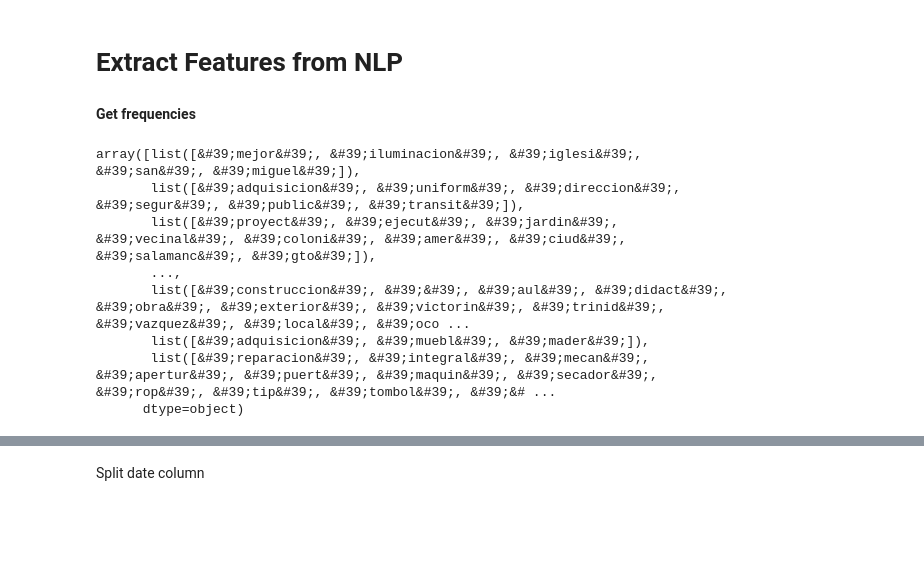
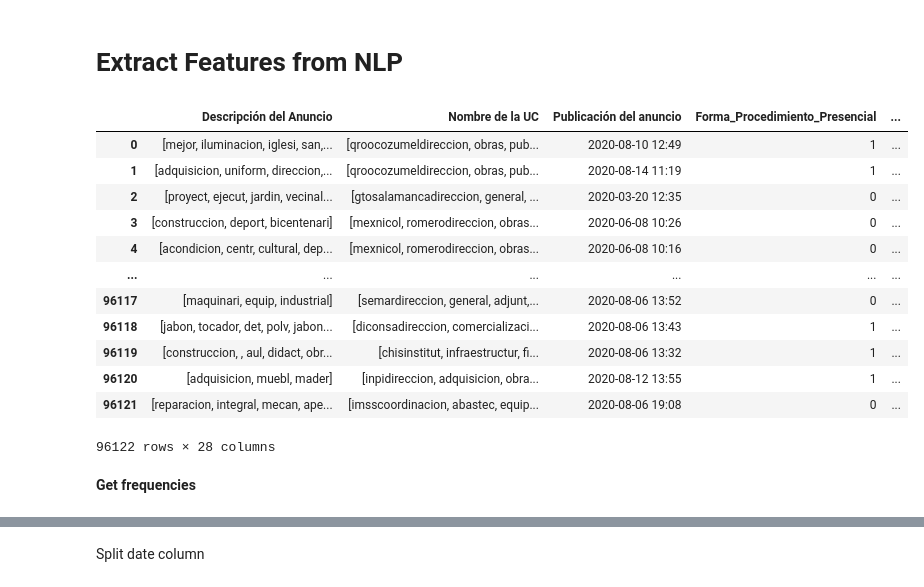
Before and after one commit to ML-Group-Col/Exped_Visualizations, a Jupyter notebook: assignment4_2.ipynb, the cells around one changed output, grey strips where cells are left out. Drawn from its saved outputs; the diff is of its cells as text; code cells hidden in the pictures; blank space fills up the shorter version.

```diff
--- a/assignment4_2.ipynb
+++ b/assignment4_2.ipynb
@@ -6,8 +6,23 @@ import numpy as np
 # %%
 import pickle
 
 with open('df1.data','rb') as data:
     df = pickle.load(data)
+df
+# %% [output]
+|  | Descripción del Anuncio | Nombre de la UC | Publicación del anuncio | Forma_Procedimiento_Presencial | ... |
+| 0 | [mejor, iluminacion, iglesi, san,... | [qroocozumeldireccion, obras, pub... | 2020-08-10 12:49 | 1 | ... |
+| 1 | [adquisicion, uniform, direccion,... | [qroocozumeldireccion, obras, pub... | 2020-08-14 11:19 | 1 | ... |
+| 2 | [proyect, ejecut, jardin, vecinal... | [gtosalamancadireccion, general, ... | 2020-03-20 12:35 | 0 | ... |
+| 3 | [construccion, deport, bicentenari] | [mexnicol, romerodireccion, obras... | 2020-06-08 10:26 | 0 | ... |
+| 4 | [acondicion, centr, cultural, dep... | [mexnicol, romerodireccion, obras... | 2020-06-08 10:16 | 0 | ... |
+| ... | ... | ... | ... | ... | ... |
+| 96117 | [maquinari, equip, industrial] | [semardireccion, general, adjunt,... | 2020-08-06 13:52 | 0 | ... |
+| 96118 | [jabon, tocador, det, polv, jabon... | [diconsadireccion, comercializaci... | 2020-08-06 13:43 | 1 | ... |
+| 96119 | [construccion, , aul, didact, obr... | [chisinstitut, infraestructur, fi... | 2020-08-06 13:32 | 1 | ... |
+| 96120 | [adquisicion, muebl, mader] | [inpidireccion, adquisicion, obra... | 2020-08-12 13:55 | 1 | ... |
+| 96121 | [reparacion, integral, mecan, ape... | [imsscoordinacion, abastec, equip... | 2020-08-06 19:08 | 0 | ... |
+96122 rows × 28 columns
 # %% [markdown]
 **Get frequencies**
 # %%
@@ -30,16 +47,5 @@ def get_frequencies(bag_words):
 
     return freq_dict
-# %%
-df['Descripción del Anuncio'].values
-# %% [output]
-array([list([&#39;mejor&#39;, &#39;iluminacion&#39;, &#39;iglesi&#39;, &#39;san&#39;, &#39;miguel&#39;]),
-       list([&#39;adquisicion&#39;, &#39;uniform&#39;, &#39;direccion&#39;, &#39;segur&#39;, &#39;public&#39;, &#39;transit&#39;]),
-       list([&#39;proyect&#39;, &#39;ejecut&#39;, &#39;jardin&#39;, &#39;vecinal&#39;, &#39;coloni&#39;, &#39;amer&#39;, &#39;ciud&#39;, &#39;salamanc&#39;, &#39;gto&#39;]),
-       ...,
-       list([&#39;construccion&#39;, &#39;&#39;, &#39;aul&#39;, &#39;didact&#39;, &#39;obra&#39;, &#39;exterior&#39;, &#39;victorin&#39;, &#39;trinid&#39;, &#39;vazquez&#39;, &#39;local&#39;, &#39;oco ...
-       list([&#39;adquisicion&#39;, &#39;muebl&#39;, &#39;mader&#39;]),
-       list([&#39;reparacion&#39;, &#39;integral&#39;, &#39;mecan&#39;, &#39;apertur&#39;, &#39;puert&#39;, &#39;maquin&#39;, &#39;secador&#39;, &#39;rop&#39;, &#39;tip&#39;, &#39;tombol&#39;, &#39;&# ...
-      dtype=object)
 # %%
 # Get the frequencies and save it in a dictionary
 freq_dict = get_frequencies(df['Descripción del Anuncio'].values)
```
Also changed, not shown: parts of 11 cells of this notebook, 2 other files.
